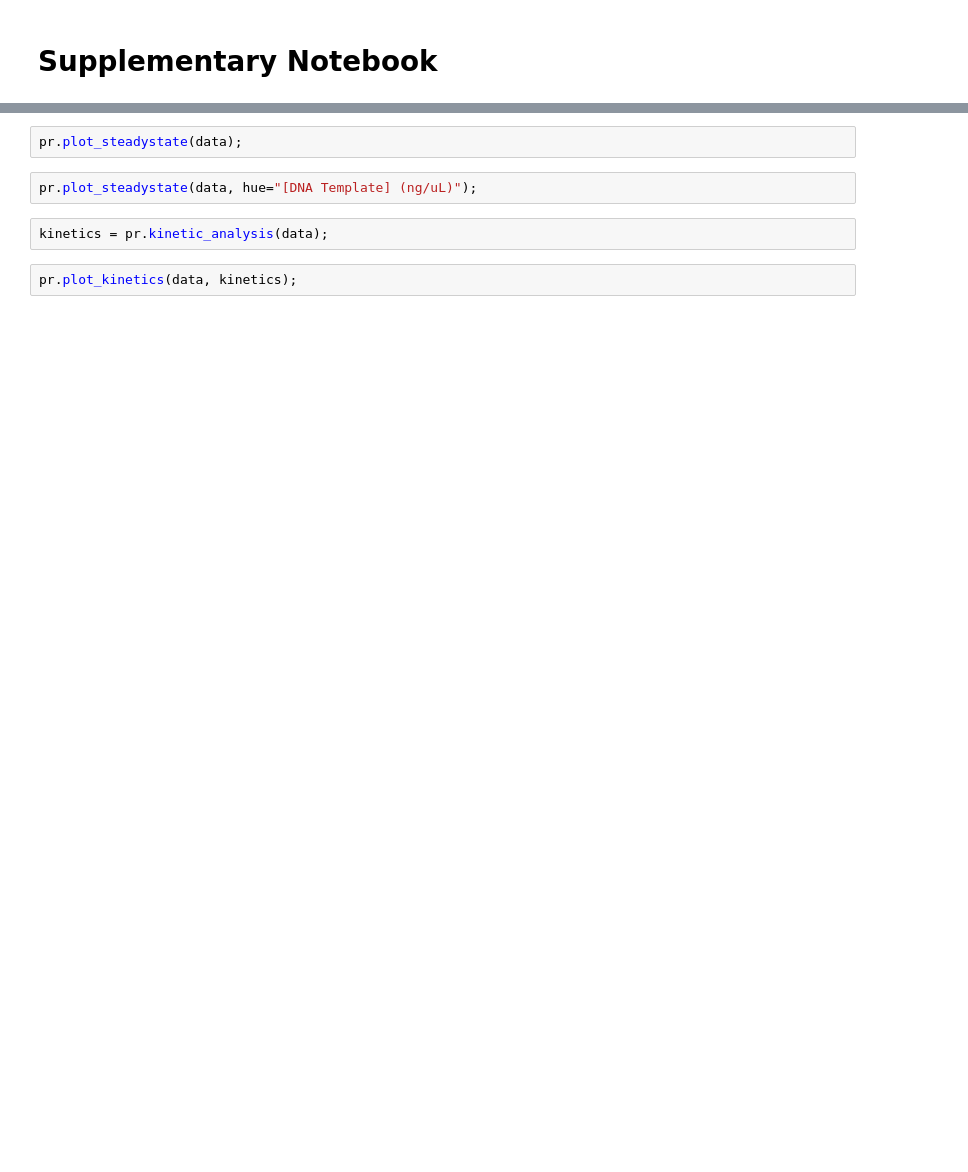
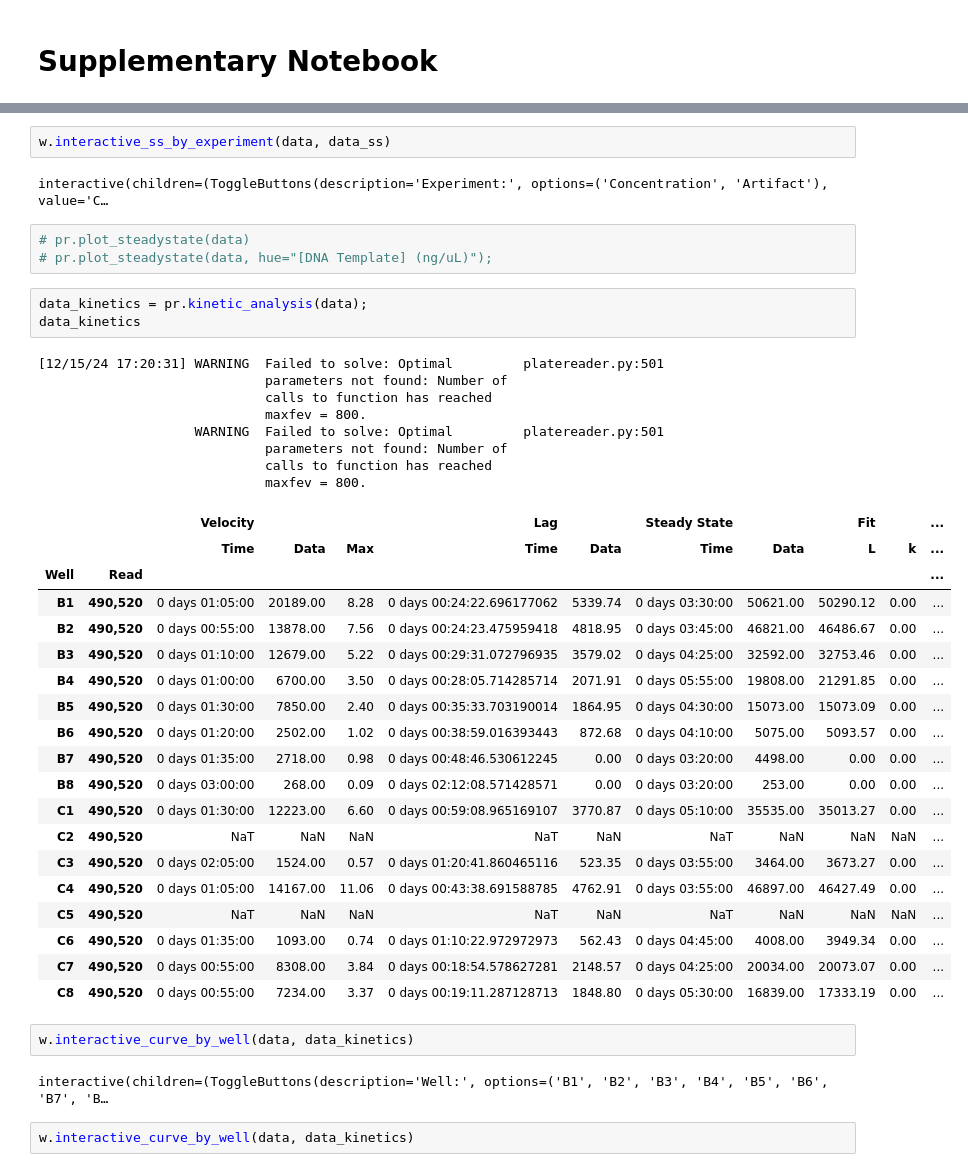
Before and after one commit to bnext-bio/nucleus-developer-notes, a Jupyter notebook: dev-notes/01_modify_template/supplementary.ipynb, the cells around one changed output, grey strips where cells are left out. Saved outputs shown, nothing was run; the diff lists cells and outputs as text; blank space fills up the shorter version.

Commit message:
add interactive figure 2-4 to supplementary

```diff
--- a/dev-notes/01_modify_template/supplementary.ipynb
+++ b/dev-notes/01_modify_template/supplementary.ipynb
@@ -38,8 +81,44 @@ pr.find_steady_state(data)
-# %%
-pr.plot_steadystate(data);
+# %%
+w.interactive_ss_by_experiment(data, data_ss)
+# %% [output]
+interactive(children=(ToggleButtons(description='Experiment:', options=('Concentration', 'Artifact'), value='C…
 # %%
-pr.plot_steadystate(data, hue="[DNA Template] (ng/uL)");
+# pr.plot_steadystate(data)
+# pr.plot_steadystate(data, hue="[DNA Template] (ng/uL)");
 # %%
-kinetics = pr.kinetic_analysis(data);
+data_kinetics = pr.kinetic_analysis(data);
+data_kinetics
+# %% [output]
+[12/15/24 17:20:31] WARNING  Failed to solve: Optimal         platereader.py:501
+                             parameters not found: Number of
+                             calls to function has reached
+                             maxfev = 800.
+                    WARNING  Failed to solve: Optimal         platereader.py:501
+                             parameters not found: Number of
+                             calls to function has reached
+                             maxfev = 800.
+|  |  | Velocity |  |  | Lag |  | Steady State |  | Fit |  | ... |
+|  |  | Time | Data | Max | Time | Data | Time | Data | L | k | ... |
+| Well | Read |  |  |  |  |  |  |  |  |  | ... |
+| B1 | 490,520 | 0 days 01:05:00 | 20189.00 | 8.28 | 0 days 00:24:22.696177062 | 5339.74 | 0 days 03:30:00 | 50621.00 | 50290.12 | 0.00 | ... |
+| B2 | 490,520 | 0 days 00:55:00 | 13878.00 | 7.56 | 0 days 00:24:23.475959418 | 4818.95 | 0 days 03:45:00 | 46821.00 | 46486.67 | 0.00 | ... |
+| B3 | 490,520 | 0 days 01:10:00 | 12679.00 | 5.22 | 0 days 00:29:31.072796935 | 3579.02 | 0 days 04:25:00 | 32592.00 | 32753.46 | 0.00 | ... |
+| B4 | 490,520 | 0 days 01:00:00 | 6700.00 | 3.50 | 0 days 00:28:05.714285714 | 2071.91 | 0 days 05:55:00 | 19808.00 | 21291.85 | 0.00 | ... |
+| B5 | 490,520 | 0 days 01:30:00 | 7850.00 | 2.40 | 0 days 00:35:33.703190014 | 1864.95 | 0 days 04:30:00 | 15073.00 | 15073.09 | 0.00 | ... |
+| B6 | 490,520 | 0 days 01:20:00 | 2502.00 | 1.02 | 0 days 00:38:59.016393443 | 872.68 | 0 days 04:10:00 | 5075.00 | 5093.57 | 0.00 | ... |
+| B7 | 490,520 | 0 days 01:35:00 | 2718.00 | 0.98 | 0 days 00:48:46.530612245 | 0.00 | 0 days 03:20:00 | 4498.00 | 0.00 | 0.00 | ... |
+| B8 | 490,520 | 0 days 03:00:00 | 268.00 | 0.09 | 0 days 02:12:08.571428571 | 0.00 | 0 days 03:20:00 | 253.00 | 0.00 | 0.00 | ... |
+| C1 | 490,520 | 0 days 01:30:00 | 12223.00 | 6.60 | 0 days 00:59:08.965169107 | 3770.87 | 0 days 05:10:00 | 35535.00 | 35013.27 | 0.00 | ... |
+| C2 | 490,520 | NaT | NaN | NaN | NaT | NaN | NaT | NaN | NaN | NaN | ... |
+| C3 | 490,520 | 0 days 02:05:00 | 1524.00 | 0.57 | 0 days 01:20:41.860465116 | 523.35 | 0 days 03:55:00 | 3464.00 | 3673.27 | 0.00 | ... |
+| C4 | 490,520 | 0 days 01:05:00 | 14167.00 | 11.06 | 0 days 00:43:38.691588785 | 4762.91 | 0 days 03:55:00 | 46897.00 | 46427.49 | 0.00 | ... |
+| C5 | 490,520 | NaT | NaN | NaN | NaT | NaN | NaT | NaN | NaN | NaN | ... |
+| C6 | 490,520 | 0 days 01:35:00 | 1093.00 | 0.74 | 0 days 01:10:22.972972973 | 562.43 | 0 days 04:45:00 | 4008.00 | 3949.34 | 0.00 | ... |
+| C7 | 490,520 | 0 days 00:55:00 | 8308.00 | 3.84 | 0 days 00:18:54.578627281 | 2148.57 | 0 days 04:25:00 | 20034.00 | 20073.07 | 0.00 | ... |
+| C8 | 490,520 | 0 days 00:55:00 | 7234.00 | 3.37 | 0 days 00:19:11.287128713 | 1848.80 | 0 days 05:30:00 | 16839.00 | 17333.19 | 0.00 | ... |
-# %%
-pr.plot_kinetics(data, kinetics);
+# %%
+w.interactive_curve_by_well(data, data_kinetics)
+# %% [output]
+interactive(children=(ToggleButtons(description='Well:', options=('B1', 'B2', 'B3', 'B4', 'B5', 'B6', 'B7', 'B…
+# %%
+w.interactive_curve_by_well(data, data_kinetics)
```
Also changed, not shown: parts of 10 cells of this notebook, 5 other files.
